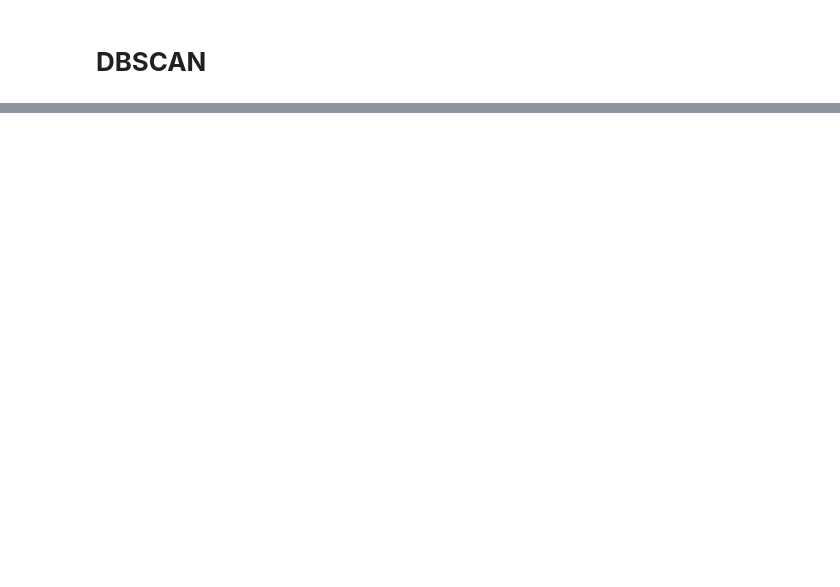
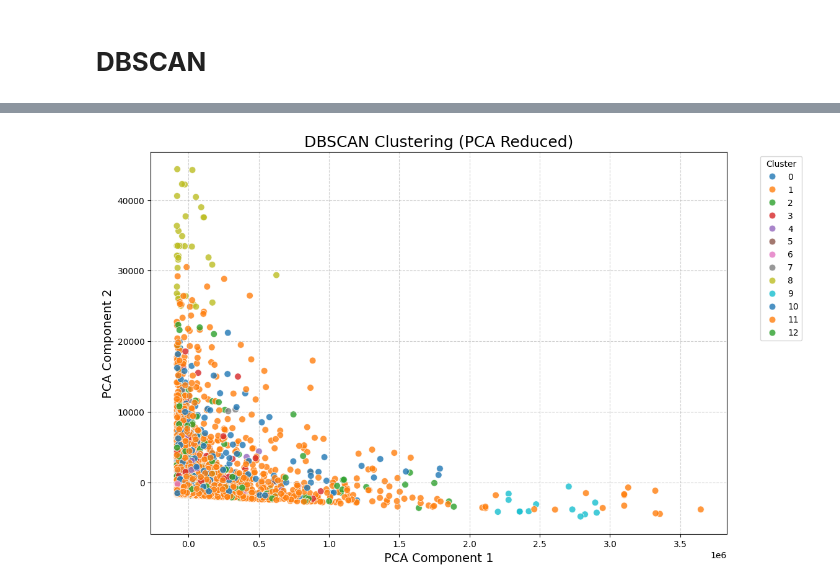
Before and after one commit to AshuuMishra/Customer_Segmentation_using_Unsupervised_ML, a Jupyter notebook: Bank_customer_segementation.ipynb, the cells around one changed output, grey strips where cells are left out. Saved outputs shown, nothing was run; the diff lists cells and outputs as text; code cells hidden in the pictures; blank space fills up the shorter version.

```diff
--- a/Bank_customer_segementation.ipynb
+++ b/Bank_customer_segementation.ipynb
@@ -301,0 +322,51 @@ plt.show()
+# %%
+# DBSCAN
+dbscan = DBSCAN(eps=0.5, min_samples=5)
+sampled_df['DBSCAN_cluster'] = dbscan.fit_predict(scaled_feature)
+
+# Silhouette Score only for non-noise clusters
+filtered_dbscan = sampled_df[sampled_df['DBSCAN_cluster'] != -1]
+
+
+# Visualization with noise points colored separately
+
+# PCA to 2 components for visualization
+pca_vis = PCA(n_components=2)
+reduced_data_vis = pca_vis.fit_transform(filtered_dbscan[feature])
+
+filtered_dbscan['PCA1'] = reduced_data_vis[:, 0]
+filtered_dbscan['PCA2'] = reduced_data_vis[:, 1]
+
+plt.figure(figsize=(12, 8))
+
+# Plot non-noise points
+sns.scatterplot(
+    data=filtered_dbscan[filtered_dbscan['DBSCAN_cluster'] != -1],
+    x='PCA1',
+    y='PCA2',
+    hue='DBSCAN_cluster',
+    palette='tab10',
+    s=60,
+    alpha=0.8,
+    legend='full'
+)
+
+# Plot noise points separately
+sns.scatterplot(
+    data=filtered_dbscan[filtered_dbscan['DBSCAN_cluster'] == -1],
+    x='PCA1',
+    y='PCA2',
+    color='gray',
+    s=40,
+    alpha=0.5,
+    label='Noise'
+)
+
+plt.title('DBSCAN Clustering (PCA Reduced)', fontsize=18)
+plt.xlabel('PCA Component 1', fontsize=14)
+plt.ylabel('PCA Component 2', fontsize=14)
+plt.legend(title='Cluster', bbox_to_anchor=(1.05, 1), loc='upper left')
+plt.grid(True, linestyle='--', alpha=0.6)
+plt.show()
+# %% [output]
+[figure, added]
```
Also changed, not shown: parts of 15 cells of this notebook.
